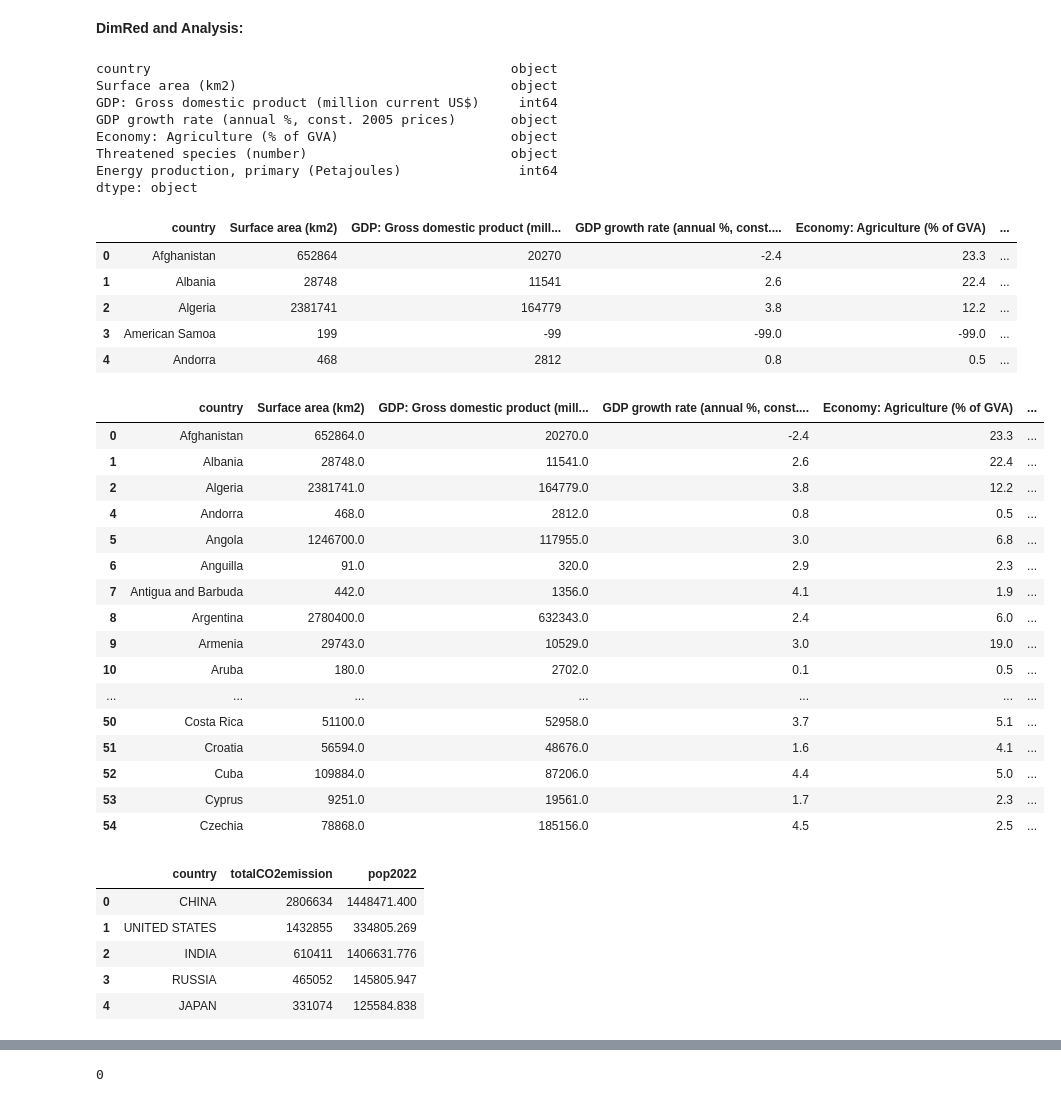
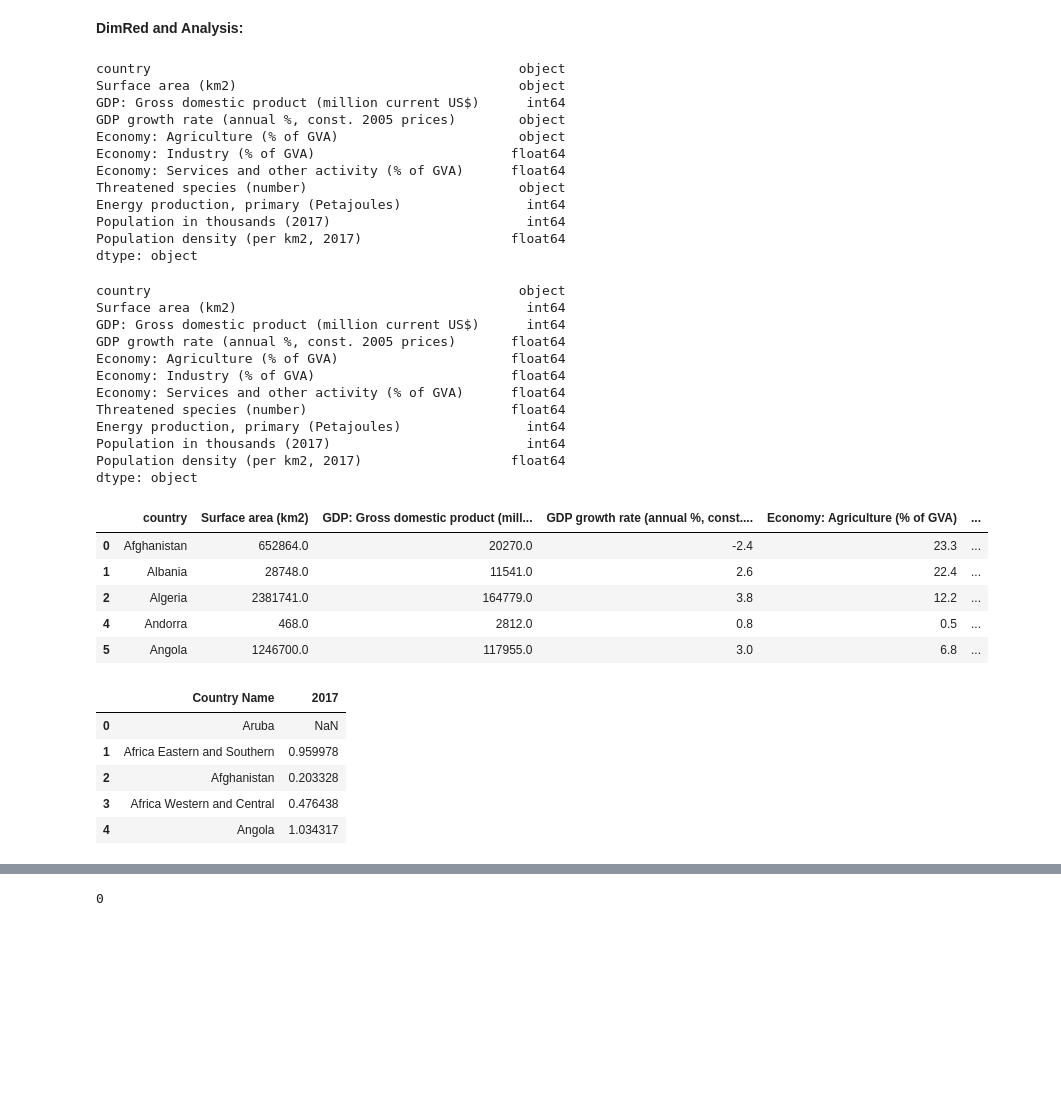
Before and after one commit to melotic/cs3654-project, a Jupyter notebook: Project3.ipynb, the cells around one changed output, grey strips where cells are left out. Saved outputs shown, nothing was run; the diff lists cells and outputs as text; code cells hidden in the pictures; blank space fills up the shorter version.

Commit message:
Changed some of analysis to incorporate time series dataset

```diff
--- a/Project3.ipynb
+++ b/Project3.ipynb
@@ -70,19 +70,25 @@ cont_preJoin = dirtyCountries.copy()
 # GDP, GDP growth rate, Economy: Agriculture,
 # Threatened Species, CO2 emission estimates (other dataset), Energy production (Petajoules)
 cont_preJoin = cont_preJoin[['country', 'Surface area (km2)', 'GDP: Gross domestic product (million current US$)',
-                                'GDP growth rate (annual %, const. 2005 prices)', 'Economy: Agriculture (% of GVA)',
-                                'Threatened species (number)', 'Energy production, primary (Petajoules)']]
+                               'GDP growth rate (annual %, const. 2005 prices)', 'Economy: Agriculture (% of GVA)',
+                             'Economy: Industry (% of GVA)', 'Economy: Services and other activity (% of GVA)',
+                               'Threatened species (number)', 'Energy production, primary (Petajoules)',
+                                'Population in thousands (2017)', 'Population density (per km2, 2017)']]
 cont_preJoin.shape
 cont_preJoin.dtypes
-# cont_preJoin.head(20)
+# cont_preJoin.head()
 # %% [output]
-country                                              object
-Surface area (km2)                                   object
-GDP: Gross domestic product (million current US$)     int64
-GDP growth rate (annual %, const. 2005 prices)       object
-Economy: Agriculture (% of GVA)                      object
-Threatened species (number)                          object
-Energy production, primary (Petajoules)               int64
+country                                               object
+Surface area (km2)                                    object
+GDP: Gross domestic product (million current US$)      int64
+GDP growth rate (annual %, const. 2005 prices)        object
+Economy: Agriculture (% of GVA)                       object
+Economy: Industry (% of GVA)                         float64
+Economy: Services and other activity (% of GVA)      float64
+Threatened species (number)                           object
+Energy production, primary (Petajoules)                int64
+Population in thousands (2017)                         int64
+Population density (per km2, 2017)                   float64
 dtype: object
 # %%
 # Cleaning: Make sure columns have appropriate data types.
@@ -94,55 +100,53 @@ cont_preJoin['Threatened species (number)'] = dirtyCountries['Threatened species
 cont_preJoin.shape
 cont_preJoin.head(5)
 # cont_preJoin[:-10]
-# cont_preJoin.dtypes
+cont_preJoin.dtypes
 # %% [output]
-|  | country | Surface area (km2) | GDP: Gross domestic product (mill... | GDP growth rate (annual %, const.... | Economy: Agriculture (% of GVA) | ... |
-| 0 | Afghanistan | 652864 | 20270 | -2.4 | 23.3 | ... |
-| 1 | Albania | 28748 | 11541 | 2.6 | 22.4 | ... |
-| 2 | Algeria | 2381741 | 164779 | 3.8 | 12.2 | ... |
-| 3 | American Samoa | 199 | -99 | -99.0 | -99.0 | ... |
-| 4 | Andorra | 468 | 2812 | 0.8 | 0.5 | ... |
+country                                               object
+Surface area (km2)                                     int64
+GDP: Gross domestic product (million current US$)      int64
+GDP growth rate (annual %, const. 2005 prices)       float64
+Economy: Agriculture (% of GVA)                      float64
+Economy: Industry (% of GVA)                         float64
+Economy: Services and other activity (% of GVA)      float64
+Threatened species (number)                          float64
+Energy production, primary (Petajoules)                int64
+Population in thousands (2017)                         int64
+Population density (per km2, 2017)                   float64
+dtype: object
 # %%
 # Now, make sure values are in proper range
 filteredOutRows = cont_preJoin.loc[cont_preJoin.eq(-99).any(1), :]
 len(filteredOutRows)
 
 # Map all -99s to NAs.
 cont_preJoin = cont_preJoin.replace(-99, numpy.NaN)
 cont_preJoin = cont_preJoin.dropna()
 cont_preJoin.shape
-cont_preJoin.head(50)
+cont_preJoin.head()
 # %% [output]
 |  | country | Surface area (km2) | GDP: Gross domestic product (mill... | GDP growth rate (annual %, const.... | Economy: Agriculture (% of GVA) | ... |
 | 0 | Afghanistan | 652864.0 | 20270.0 | -2.4 | 23.3 | ... |
 | 1 | Albania | 28748.0 | 11541.0 | 2.6 | 22.4 | ... |
 | 2 | Algeria | 2381741.0 | 164779.0 | 3.8 | 12.2 | ... |
 | 4 | Andorra | 468.0 | 2812.0 | 0.8 | 0.5 | ... |
 | 5 | Angola | 1246700.0 | 117955.0 | 3.0 | 6.8 | ... |
-| 6 | Anguilla | 91.0 | 320.0 | 2.9 | 2.3 | ... |
-| 7 | Antigua and Barbuda | 442.0 | 1356.0 | 4.1 | 1.9 | ... |
-| 8 | Argentina | 2780400.0 | 632343.0 | 2.4 | 6.0 | ... |
-| 9 | Armenia | 29743.0 | 10529.0 | 3.0 | 19.0 | ... |
-| 10 | Aruba | 180.0 | 2702.0 | 0.1 | 0.5 | ... |
-| ... | ... | ... | ... | ... | ... | ... |
-| 50 | Costa Rica | 51100.0 | 52958.0 | 3.7 | 5.1 | ... |
-| 51 | Croatia | 56594.0 | 48676.0 | 1.6 | 4.1 | ... |
-| 52 | Cuba | 109884.0 | 87206.0 | 4.4 | 5.0 | ... |
-| 53 | Cyprus | 9251.0 | 19561.0 | 1.7 | 2.3 | ... |
-| 54 | Czechia | 78868.0 | 185156.0 | 4.5 | 2.5 | ... |
 # %%
 # Now, process the other dataset.
-dirtyEmissions = pandas.read_csv("emissions_Mt_country_2022.csv")
+dirtyEmissions = pandas.read_csv("CO2Emissions.csv")
 
-# Create a copy of this dataset to preserve the original
+# Create a copy of this dataset to preserve the original. Only keep the relevant columns.
 emissions_preJoin = dirtyEmissions.copy()
+emissions_preJoin = emissions_preJoin[['Country Name', '2017']]
+
+# Overview information about the dataset.
 emissions_preJoin.shape
 emissions_preJoin.dtypes
 emissions_preJoin.head()
 # %% [output]
-|  | country | totalCO2emission | pop2022 |
-| 0 | CHINA | 2806634 | 1448471.400 |
-| 1 | UNITED STATES | 1432855 | 334805.269 |
-| 2 | INDIA | 610411 | 1406631.776 |
-| 3 | RUSSIA | 465052 | 145805.947 |
-| 4 | JAPAN | 331074 | 125584.838 |
+|  | Country Name | 2017 |
+| 0 | Aruba | NaN |
+| 1 | Africa Eastern and Southern | 0.959978 |
+| 2 | Afghanistan | 0.203328 |
+| 3 | Africa Western and Central | 0.476438 |
+| 4 | Angola | 1.034317 |
```
Also changed, not shown: parts of 27 cells of this notebook.
